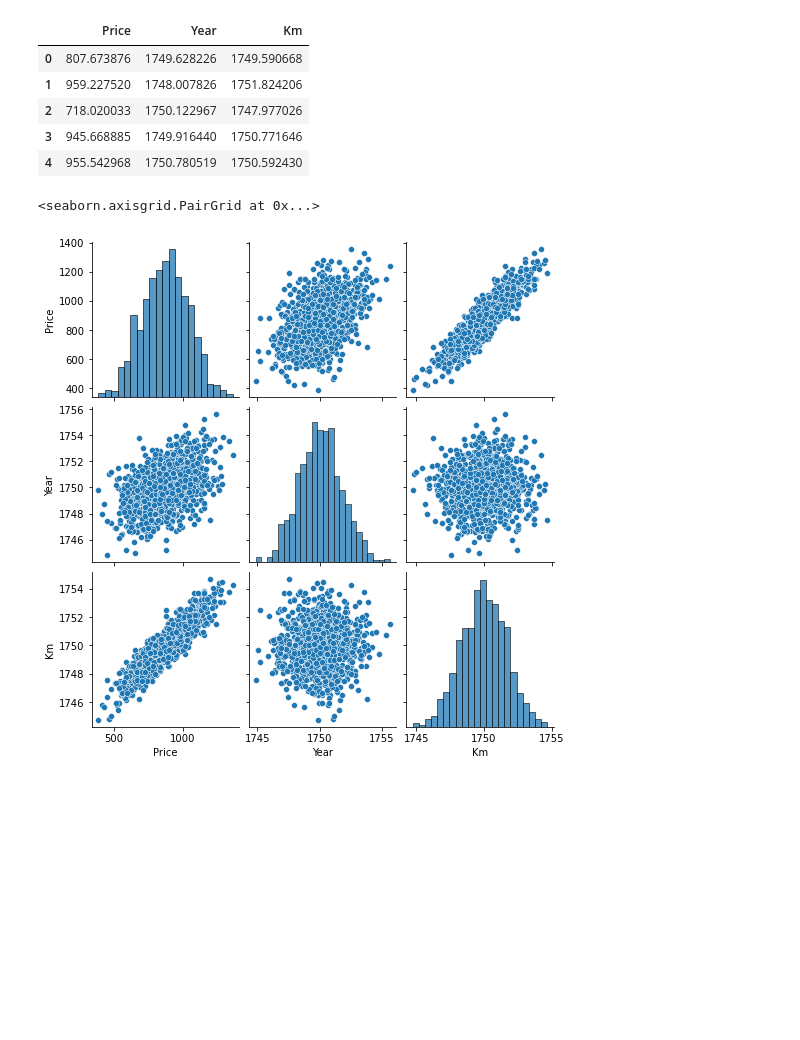
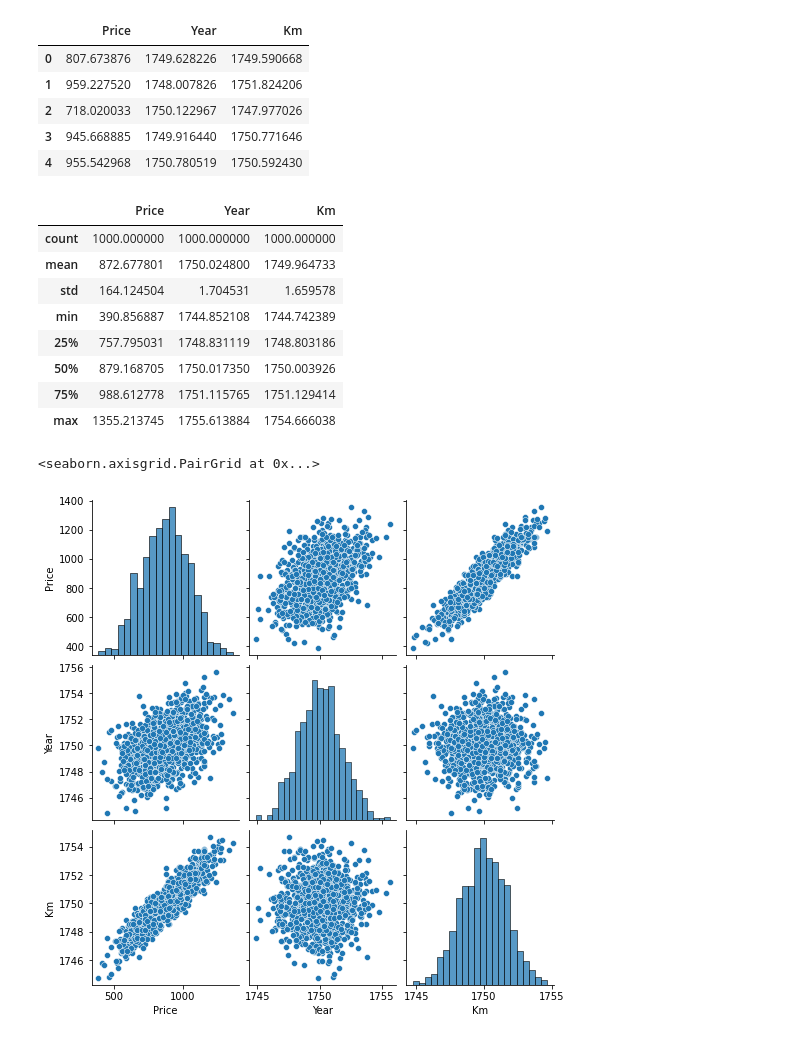
Before and after one commit to anildursunipek/Data-science-and-ML-notebook, a Jupyter notebook: Tensorflow/tensorflow.ipynb, the cells around one changed output. Cells and saved outputs as stored; diff of their text form; code cells hidden in the pictures; blank space fills up the shorter version.

```diff
--- a/Tensorflow/tensorflow.ipynb
+++ b/Tensorflow/tensorflow.ipynb
@@ -15,6 +13,18 @@ df.head()
 | 2 | 718.020033 | 1750.122967 | 1747.977026 |
 | 3 | 945.668885 | 1749.916440 | 1750.771646 |
 | 4 | 955.542968 | 1750.780519 | 1750.592430 |
+# %%
+df.describe()
+# %% [output]
+|  | Price | Year | Km |
+| count | 1000.000000 | 1000.000000 | 1000.000000 |
+| mean | 872.677801 | 1750.024800 | 1749.964733 |
+| std | 164.124504 | 1.704531 | 1.659578 |
+| min | 390.856887 | 1744.852108 | 1744.742389 |
+| 25% | 757.795031 | 1748.831119 | 1748.803186 |
+| 50% | 879.168705 | 1750.017350 | 1750.003926 |
+| 75% | 988.612778 | 1751.115765 | 1751.129414 |
+| max | 1355.213745 | 1755.613884 | 1754.666038 |
 # %%
 sbn.pairplot(df)
 # %% [output]
```
Also changed, not shown: parts of 23 cells of this notebook.
